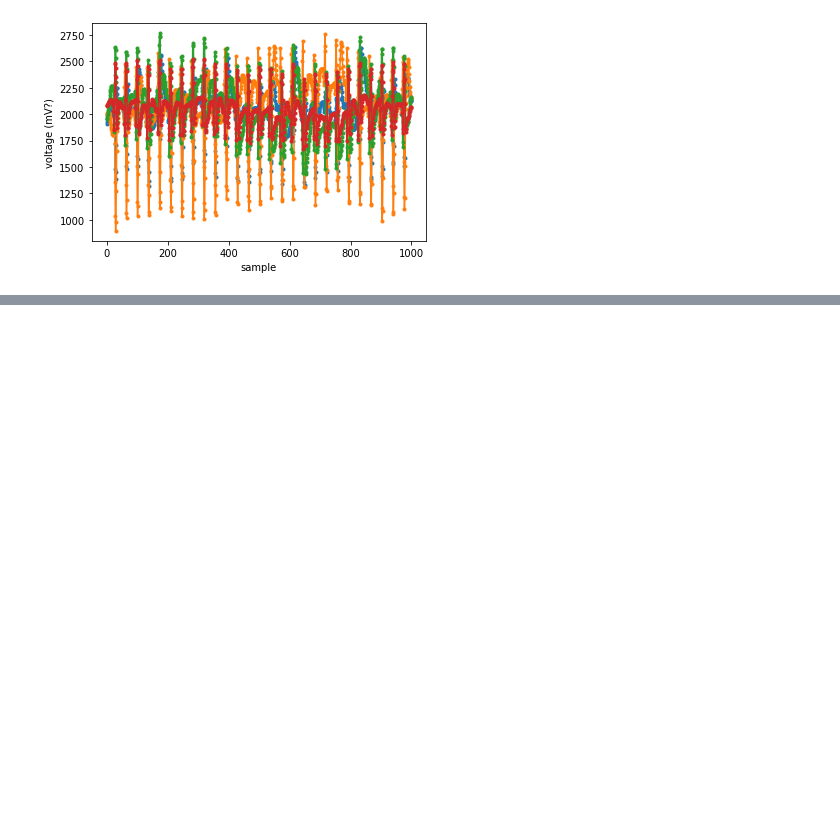
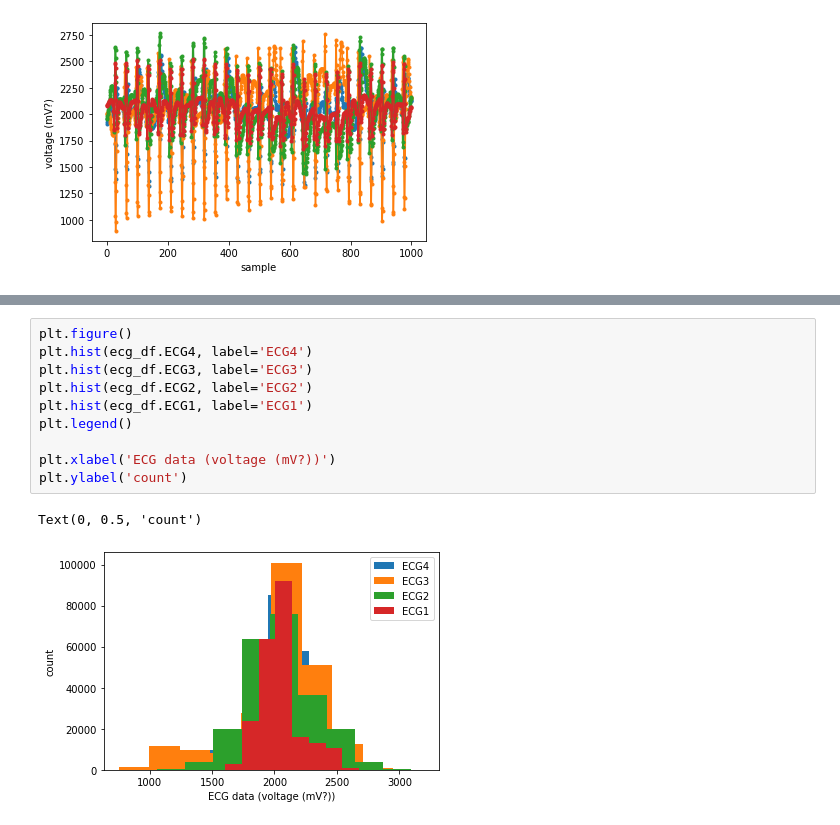
Before and after one commit to kalexandriabond/loki_1, a Jupyter notebook: analysis/analysis_nbs/prelim_ecg_viz.ipynb, the cells around one changed output, grey strips where cells are left out. Saved outputs shown, nothing was run; the diff lists cells and outputs as text; blank space fills up the shorter version.

Commit message:
add hist

```diff
--- a/analysis/analysis_nbs/prelim_ecg_viz.ipynb
+++ b/analysis/analysis_nbs/prelim_ecg_viz.ipynb
@@ -73,0 +85,13 @@ Text(0, 0.5, 'voltage (mV?)')
+# %%
+plt.figure()
+plt.hist(ecg_df.ECG4, label='ECG4')
+plt.hist(ecg_df.ECG3, label='ECG3')
+plt.hist(ecg_df.ECG2, label='ECG2')
+plt.hist(ecg_df.ECG1, label='ECG1')
+plt.legend()
+
+plt.xlabel('ECG data (voltage (mV?))')
+plt.ylabel('count')
+# %% [output]
+Text(0, 0.5, 'count')
+[figure, added]
```
Also changed, not shown: parts of 1 cell of this notebook, 2 other files.
